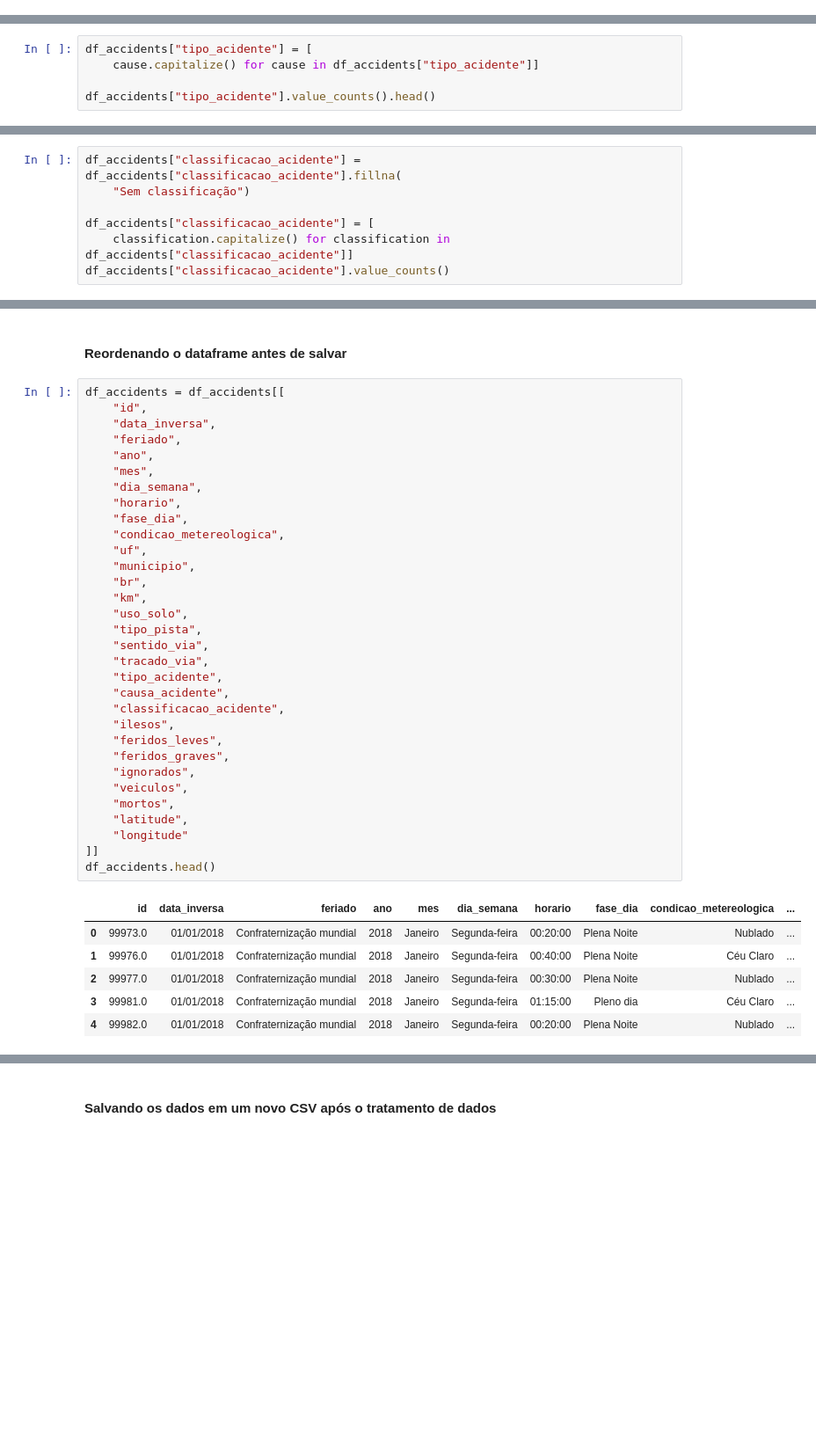
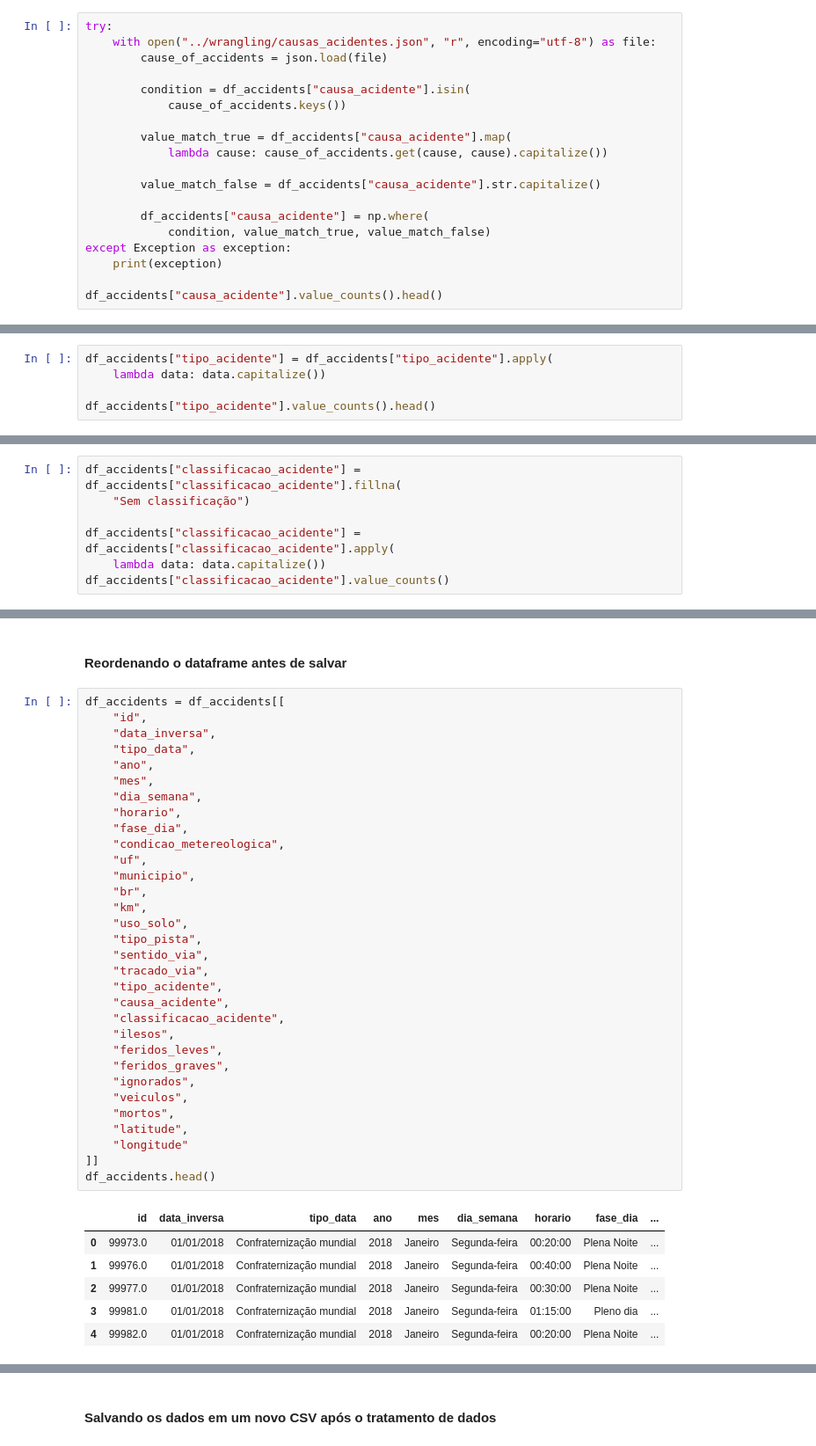
Before and after one commit to evidal1990/coderhouse_datascience, a Jupyter notebook: wrangling/data_wrangling.ipynb, the cells around one changed output, grey strips where cells are left out. Shown: that part at 88% size. Saved outputs shown, nothing was run; the diff lists cells and outputs as text; blank space fills up the shorter version.

Commit message:
Melhorias de código e inclusão das causas de acidentes que precisam ser tratadas em um json

```diff
--- a/wrangling/data_wrangling.ipynb
+++ b/wrangling/data_wrangling.ipynb
@@ -455,0 +461,19 @@ Name: count, dtype: int64
+# %%
+try:
+    with open("../wrangling/causas_acidentes.json", "r", encoding="utf-8") as file:
+        cause_of_accidents = json.load(file)
+
+        condition = df_accidents["causa_acidente"].isin(
+            cause_of_accidents.keys())
+
+        value_match_true = df_accidents["causa_acidente"].map(
+            lambda cause: cause_of_accidents.get(cause, cause).capitalize())
+
+        value_match_false = df_accidents["causa_acidente"].str.capitalize()
+
+        df_accidents["causa_acidente"] = np.where(
+            condition, value_match_true, value_match_false)
+except Exception as exception:
+    print(exception)
+
+df_accidents["causa_acidente"].value_counts().head()
@@ -501,8 +533,8 @@ Name: count, dtype: int64
 # %% [markdown]
 #### Tratamento da coluna "tipo_acidente" para capitalizar os dados
 # %%
-df_accidents["tipo_acidente"] = [
-    cause.capitalize() for cause in df_accidents["tipo_acidente"]]
+df_accidents["tipo_acidente"] = df_accidents["tipo_acidente"].apply(
+    lambda data: data.capitalize())
 
 df_accidents["tipo_acidente"].value_counts().head()
 # %% [output]
@@ -552,8 +584,8 @@ Name: count, dtype: int64
 df_accidents["classificacao_acidente"] = df_accidents["classificacao_acidente"].fillna(
     "Sem classificação")
 
-df_accidents["classificacao_acidente"] = [
-    classification.capitalize() for classification in df_accidents["classificacao_acidente"]]
+df_accidents["classificacao_acidente"] = df_accidents["classificacao_acidente"].apply(
+    lambda data: data.capitalize())
 df_accidents["classificacao_acidente"].value_counts()
 # %% [output]
 classificacao_acidente
@@ -568,41 +600,41 @@ Name: count, dtype: int64
 df_accidents = df_accidents[[
     "id",
     "data_inversa",
-    "feriado",
+    "tipo_data",
     "ano",
     "mes",
     "dia_semana",
     "horario",
     "fase_dia",
     "condicao_metereologica",
     "uf",
     "municipio",
     "br",
     "km",
     "uso_solo",
     "tipo_pista",
     "sentido_via",
     "tracado_via",
     "tipo_acidente",
     "causa_acidente",
     "classificacao_acidente",
     "ilesos",
     "feridos_leves",
     "feridos_graves",
     "ignorados",
     "veiculos",
     "mortos",
     "latitude",
     "longitude"
 ]]
 df_accidents.head()
 # %% [output]
-|  | id | data_inversa | feriado | ano | mes | dia_semana | horario | fase_dia | condicao_metereologica | ... |
-| 0 | 99973.0 | 01/01/2018 | Confraternização mundial | 2018 | Janeiro | Segunda-feira | 00:20:00 | Plena Noite | Nublado | ... |
-| 1 | 99976.0 | 01/01/2018 | Confraternização mundial | 2018 | Janeiro | Segunda-feira | 00:40:00 | Plena Noite | Céu Claro | ... |
-| 2 | 99977.0 | 01/01/2018 | Confraternização mundial | 2018 | Janeiro | Segunda-feira | 00:30:00 | Plena Noite | Nublado | ... |
-| 3 | 99981.0 | 01/01/2018 | Confraternização mundial | 2018 | Janeiro | Segunda-feira | 01:15:00 | Pleno dia | Céu Claro | ... |
-| 4 | 99982.0 | 01/01/2018 | Confraternização mundial | 2018 | Janeiro | Segunda-feira | 00:20:00 | Plena Noite | Nublado | ... |
+|  | id | data_inversa | tipo_data | ano | mes | dia_semana | horario | fase_dia | ... |
+| 0 | 99973.0 | 01/01/2018 | Confraternização mundial | 2018 | Janeiro | Segunda-feira | 00:20:00 | Plena Noite | ... |
+| 1 | 99976.0 | 01/01/2018 | Confraternização mundial | 2018 | Janeiro | Segunda-feira | 00:40:00 | Plena Noite | ... |
+| 2 | 99977.0 | 01/01/2018 | Confraternização mundial | 2018 | Janeiro | Segunda-feira | 00:30:00 | Plena Noite | ... |
+| 3 | 99981.0 | 01/01/2018 | Confraternização mundial | 2018 | Janeiro | Segunda-feira | 01:15:00 | Pleno dia | ... |
+| 4 | 99982.0 | 01/01/2018 | Confraternização mundial | 2018 | Janeiro | Segunda-feira | 00:20:00 | Plena Noite | ... |
 5 rows × 28 columns
 # %% [markdown]
 #### Salvando os dados em um novo CSV após o tratamento de dados
```
Also changed, not shown: parts of 9 cells of this notebook.
